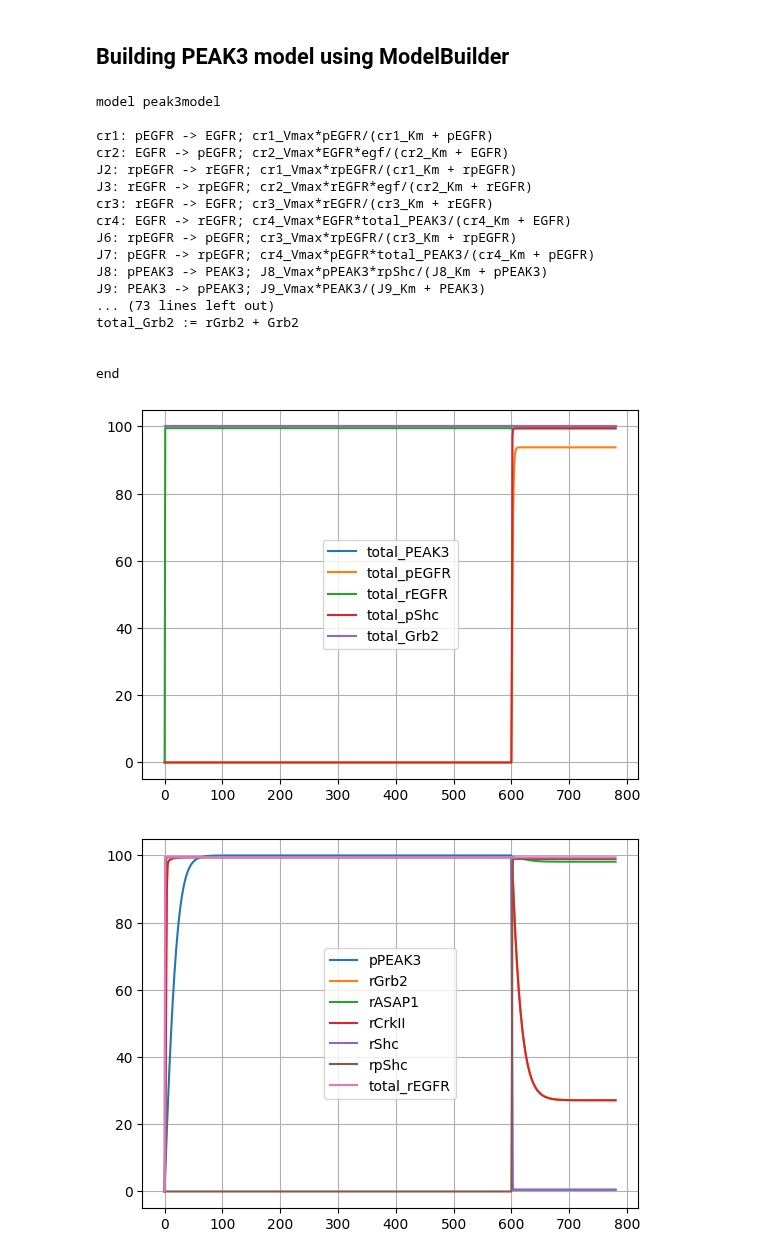
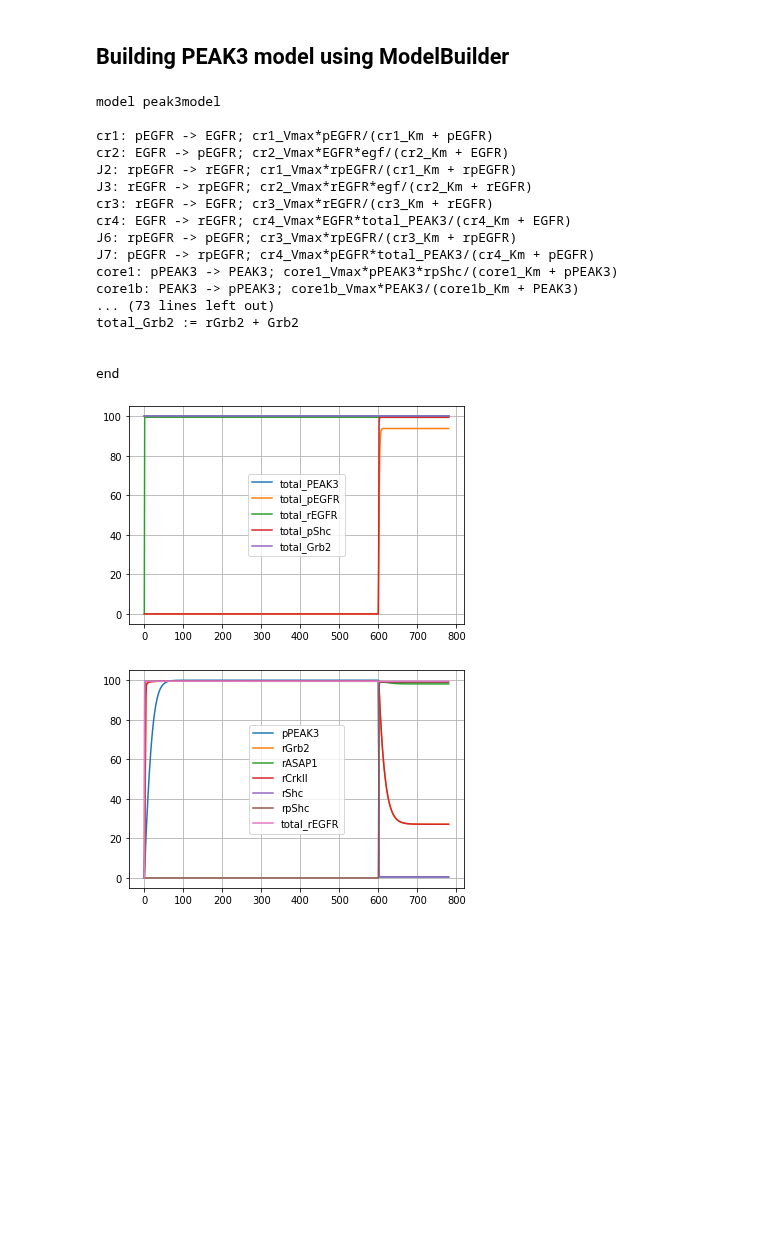
Before and after one commit to AnEvilBurrito/new-peak-project, a Jupyter notebook: src/model_construction.ipynb, the cells around one changed output. Cells and saved outputs as stored; diff of their text form; code cells hidden in the pictures; blank space fills up the shorter version.

```diff
--- a/src/model_construction.ipynb
+++ b/src/model_construction.ipynb
@@ -184,8 +184,8 @@ peak3_model.add_reaction(Reaction(michaelis_menten_stim, ('pEGFR',), ('rpEGFR',)
 # Output: pPEAK3, total PEAK3
 
 # PEAK3 <-> pPEAK3
-peak3_model.add_reaction(Reaction(michaelis_menten_stim, ('pPEAK3',), ('PEAK3',), extra_states=('rpShc',), zero_init=True))
-peak3_model.add_reaction(Reaction(michaelis_menten, ('PEAK3',), ('pPEAK3',), zero_init=True))
+peak3_model.add_reaction(Reaction(michaelis_menten_stim, ('pPEAK3',), ('PEAK3',), 'core1', extra_states=('rpShc',), zero_init=True))
+peak3_model.add_reaction(Reaction(michaelis_menten, ('PEAK3',), ('pPEAK3',), 'core1b',zero_init=True))
 
 ## Shc complex formation and dephosphorylation of PEAK3
 
@@ -248,34 +248,34 @@ observable_states = ['pPEAK3', 'rGrb2', 'rASAP1', 'rCrkII', 'rShc', 'rpShc', 'to
 
 for state in states_no_egf:
     plt.plot(res['time'], res[f'{state}'], label=state)
 
 plt.legend()
 plt.grid()
 plt.show()
 
 for state in observable_states:
     plt.plot(res['time'], res[f'{state}'], label=state)
 
 plt.legend()
 plt.grid()
 plt.show()
 # %% [output]
 model peak3model
 
 cr1: pEGFR -> EGFR; cr1_Vmax*pEGFR/(cr1_Km + pEGFR)
 cr2: EGFR -> pEGFR; cr2_Vmax*EGFR*egf/(cr2_Km + EGFR)
 J2: rpEGFR -> rEGFR; cr1_Vmax*rpEGFR/(cr1_Km + rpEGFR)
 J3: rEGFR -> rpEGFR; cr2_Vmax*rEGFR*egf/(cr2_Km + rEGFR)
 cr3: rEGFR -> EGFR; cr3_Vmax*rEGFR/(cr3_Km + rEGFR)
 cr4: EGFR -> rEGFR; cr4_Vmax*EGFR*total_PEAK3/(cr4_Km + EGFR)
 J6: rpEGFR -> pEGFR; cr3_Vmax*rpEGFR/(cr3_Km + rpEGFR)
 J7: pEGFR -> rpEGFR; cr4_Vmax*pEGFR*total_PEAK3/(cr4_Km + pEGFR)
-J8: pPEAK3 -> PEAK3; J8_Vmax*pPEAK3*rpShc/(J8_Km + pPEAK3)
-J9: PEAK3 -> pPEAK3; J9_Vmax*PEAK3/(J9_Km + PEAK3)
+core1: pPEAK3 -> PEAK3; core1_Vmax*pPEAK3*rpShc/(core1_Km + pPEAK3)
+core1b: PEAK3 -> pPEAK3; core1b_Vmax*PEAK3/(core1b_Km + PEAK3)
 ... (73 lines left out)
 total_Grb2 := rGrb2 + Grb2
 
 
 end
-[figure, old version]
+[figure, new version]
-[figure, old version]
+[figure, new version]
```
Also changed, not shown: parts of 1 cell of this notebook, 9 other files.
